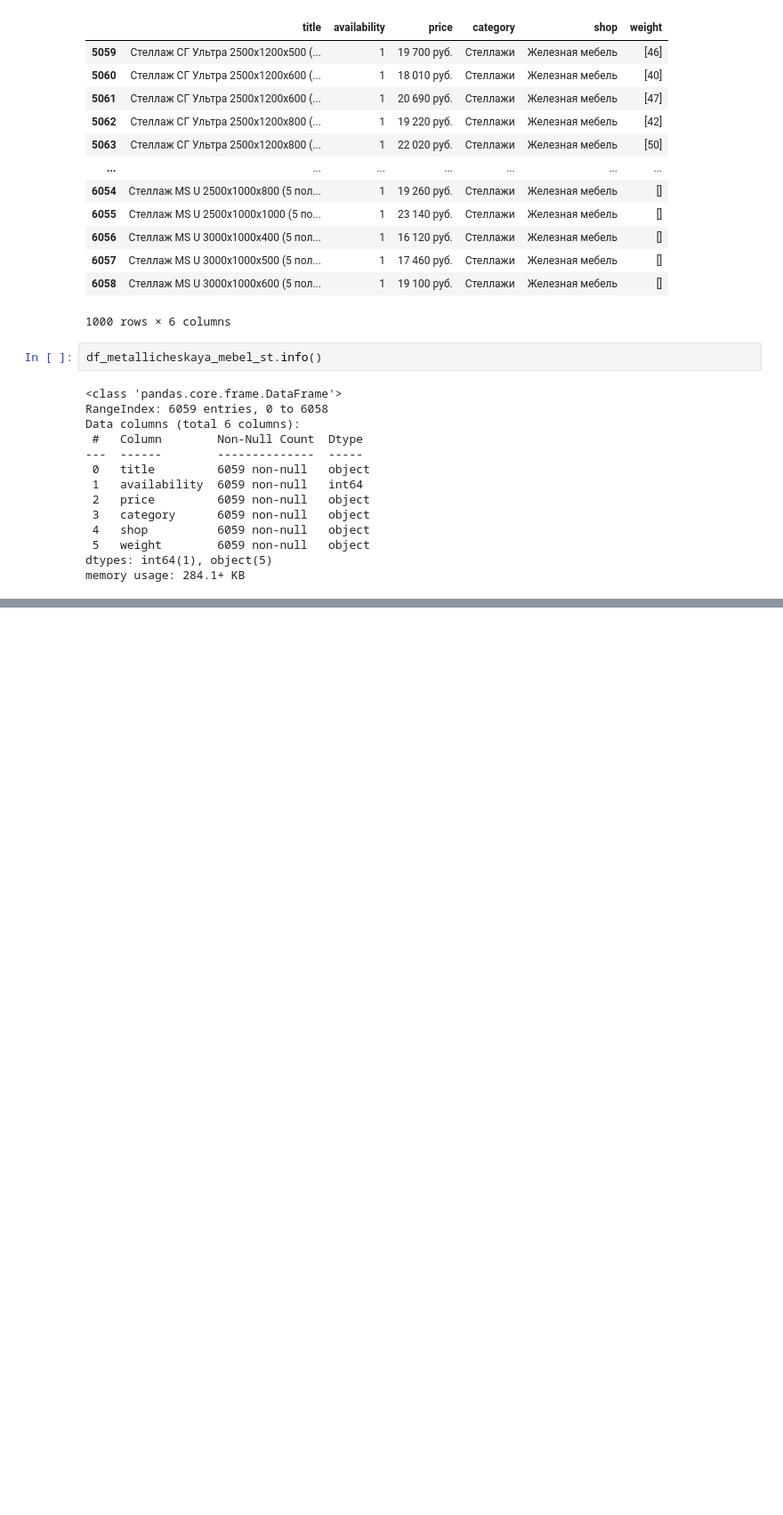
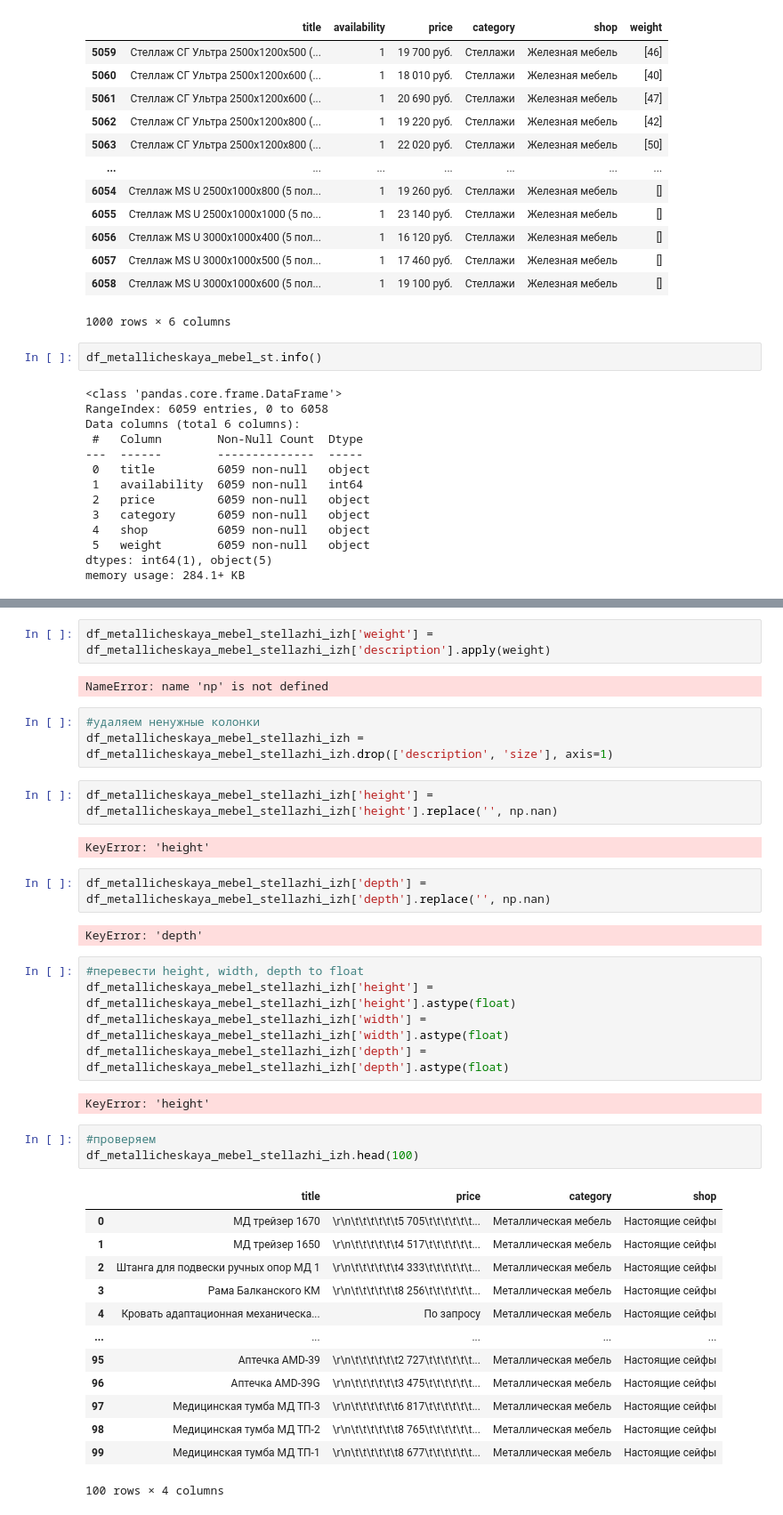
Before and after one commit to VissZyCrain/DIPLOMA_Tuchin_A_M, a Jupyter notebook: Data collection and processing.ipynb, the cells around one changed output, grey strips where cells are left out. Shown at 89% size. Drawn from its saved outputs; the diff is of its cells as text; blank space fills up the shorter version.

```diff
--- a/Data collection and processing.ipynb
+++ b/Data collection and processing.ipynb
@@ -576,0 +1012,39 @@ memory usage: 284.1+ KB
+# %%
+df_metallicheskaya_mebel_stellazhi_izh['weight'] = df_metallicheskaya_mebel_stellazhi_izh['description'].apply(weight)
+# %% [output]
+NameError: name 'np' is not defined
+# %%
+#удаляем ненужные колонки
+df_metallicheskaya_mebel_stellazhi_izh = df_metallicheskaya_mebel_stellazhi_izh.drop(['description', 'size'], axis=1)
+# %%
+df_metallicheskaya_mebel_stellazhi_izh['height'] = df_metallicheskaya_mebel_stellazhi_izh['height'].replace('', np.nan)
+# %% [output]
+KeyError: 'height'
+# %%
+df_metallicheskaya_mebel_stellazhi_izh['depth'] = df_metallicheskaya_mebel_stellazhi_izh['depth'].replace('', np.nan)
+# %% [output]
+KeyError: 'depth'
+# %%
+#перевести height, width, depth to float
+df_metallicheskaya_mebel_stellazhi_izh['height'] = df_metallicheskaya_mebel_stellazhi_izh['height'].astype(float)
+df_metallicheskaya_mebel_stellazhi_izh['width'] = df_metallicheskaya_mebel_stellazhi_izh['width'].astype(float)
+df_metallicheskaya_mebel_stellazhi_izh['depth'] = df_metallicheskaya_mebel_stellazhi_izh['depth'].astype(float)
+# %% [output]
+KeyError: 'height'
+# %%
+#проверяем
+df_metallicheskaya_mebel_stellazhi_izh.head(100)
+# %% [output]
+|  | title | price | category | shop |
+| 0 | МД трейзер 1670 | \r\n\t\t\t\t\t\t5 705\t\t\t\t\t\t... | Металлическая мебель | Настоящие сейфы |
+| 1 | МД трейзер 1650 | \r\n\t\t\t\t\t\t4 517\t\t\t\t\t\t... | Металлическая мебель | Настоящие сейфы |
+| 2 | Штанга для подвески ручных опор МД 1 | \r\n\t\t\t\t\t\t4 333\t\t\t\t\t\t... | Металлическая мебель | Настоящие сейфы |
+| 3 | Рама Балканского КМ | \r\n\t\t\t\t\t\t8 256\t\t\t\t\t\t... | Металлическая мебель | Настоящие сейфы |
+| 4 | Кровать адаптационная механическа... | По запросу | Металлическая мебель | Настоящие сейфы |
+| ... | ... | ... | ... | ... |
+| 95 | Аптечка AMD-39 | \r\n\t\t\t\t\t\t2 727\t\t\t\t\t\t... | Металлическая мебель | Настоящие сейфы |
+| 96 | Аптечка AMD-39G | \r\n\t\t\t\t\t\t3 475\t\t\t\t\t\t... | Металлическая мебель | Настоящие сейфы |
+| 97 | Медицинская тумба МД ТП-3 | \r\n\t\t\t\t\t\t6 817\t\t\t\t\t\t... | Металлическая мебель | Настоящие сейфы |
+| 98 | Медицинская тумба МД ТП-2 | \r\n\t\t\t\t\t\t8 765\t\t\t\t\t\t... | Металлическая мебель | Настоящие сейфы |
+| 99 | Медицинская тумба МД ТП-1 | \r\n\t\t\t\t\t\t8 677\t\t\t\t\t\t... | Металлическая мебель | Настоящие сейфы |
+100 rows × 4 columns
```
Also changed, not shown: parts of 68 cells of this notebook.
